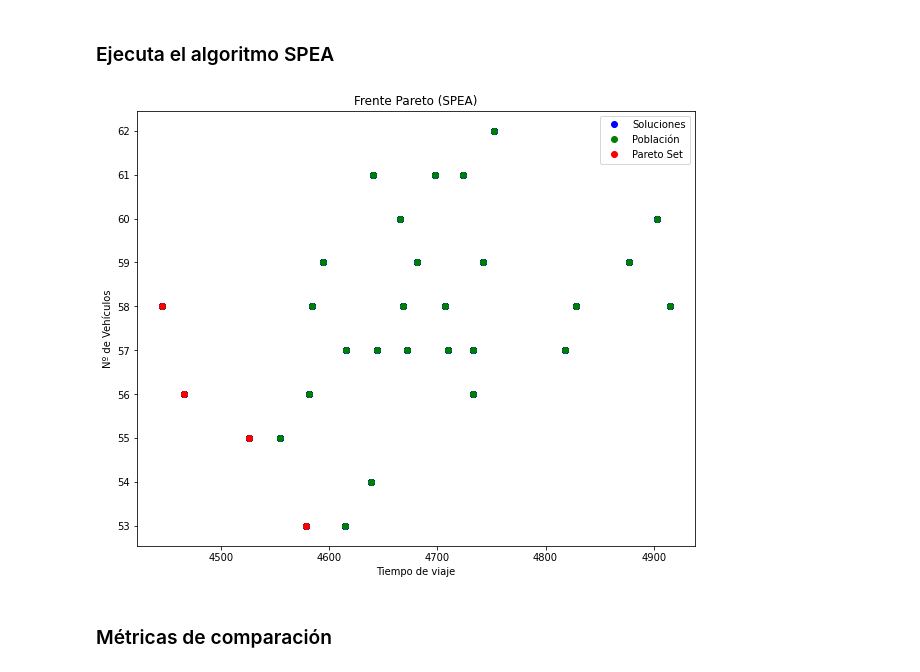
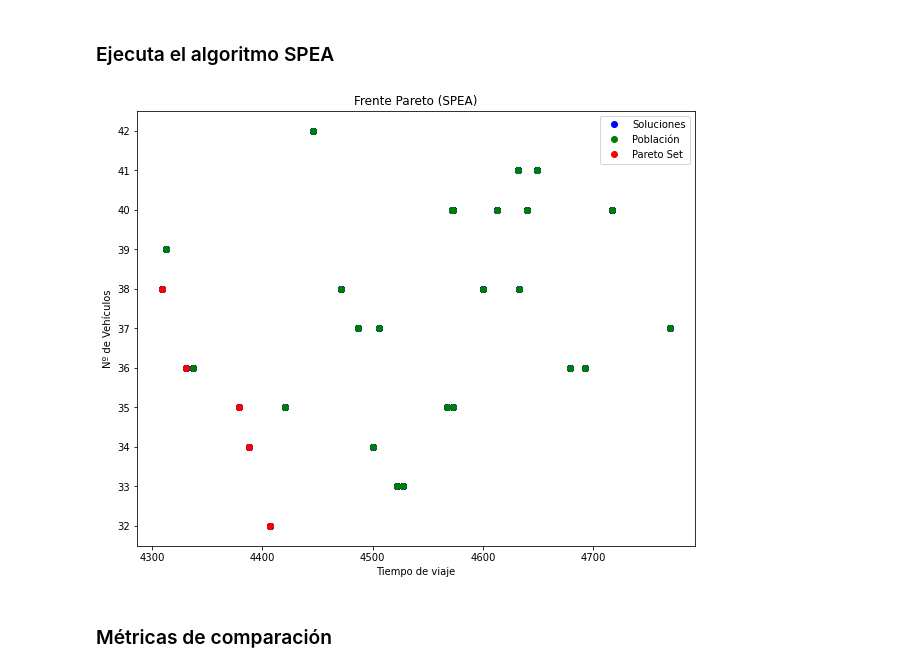
Before and after one commit to mfidabel/tp3-VRPTW-IA, a Jupyter notebook: Pareto.ipynb, the cells around one changed output. Drawn from its saved outputs; the diff is of its cells as text; code cells hidden in the pictures.

```diff
--- a/Pareto.ipynb
+++ b/Pareto.ipynb
@@ -404,7 +405,7 @@ def spea(instancia, m=10, c_pbb=0.8, m_pbb=0.3, generaciones=10):
     pareto_set: [Solucion] = []
     pareto_generacion: [Solucion] = []
 
-    for gen in range(generaciones):
+    for gen in trange(generaciones, desc="Generaciones", unit="gen"):
         for solucion in poblacion:
             pareto_generacion.append(solucion)
             pareto_set.append(solucion)
@@ -423,7 +424,7 @@ def spea(instancia, m=10, c_pbb=0.8, m_pbb=0.3, generaciones=10):
             poblacion = descendientes
     return pareto_set, poblacion, pareto_generacion
 # %%
-def graficar_spea(pareto_set, poblacion, pareto_generacion, save=False):
+def graficar_spea(pareto_set, poblacion, pareto_generacion, save=None):
     fig, ax = plt.subplots(figsize=(10, 8))
 
     ax.plot([s.tiempo_total for s in pareto_generacion],
@@ -449,17 +450,18 @@ def graficar_spea(pareto_set, poblacion, pareto_generacion, save=False):
 
     if save:
         os.makedirs("figs", exist_ok=True)
-        plt.savefig("figs/ParetoSetSPEA.jpg")
+        plt.savefig(f"figs/{save}")
 # %% [markdown]
 ### Ejecuta el algoritmo SPEA
 # %%
-instancia = procesar_instancia("datos/original/vrptw_rc101.txt")
+instancia = procesar_instancia("datos/original/vrptw_c101.txt")
 
+np.random.seed(777) # Para reproducibilidad
 par, pob, gen = spea(instancia, m=30, c_pbb=0.8, m_pbb=0.3, generaciones=30)
 
-graficar_spea(par, pob, gen, save=True)
+graficar_spea(par, pob, gen, save="ParetoSetSPEA.jpg")
 # %% [output]
-[figure, old version]
+[figure, new version]
 # %% [markdown]
 ### Métricas de comparación
 # %%
```
Also changed, not shown: parts of 11 cells of this notebook, 4 other files.
